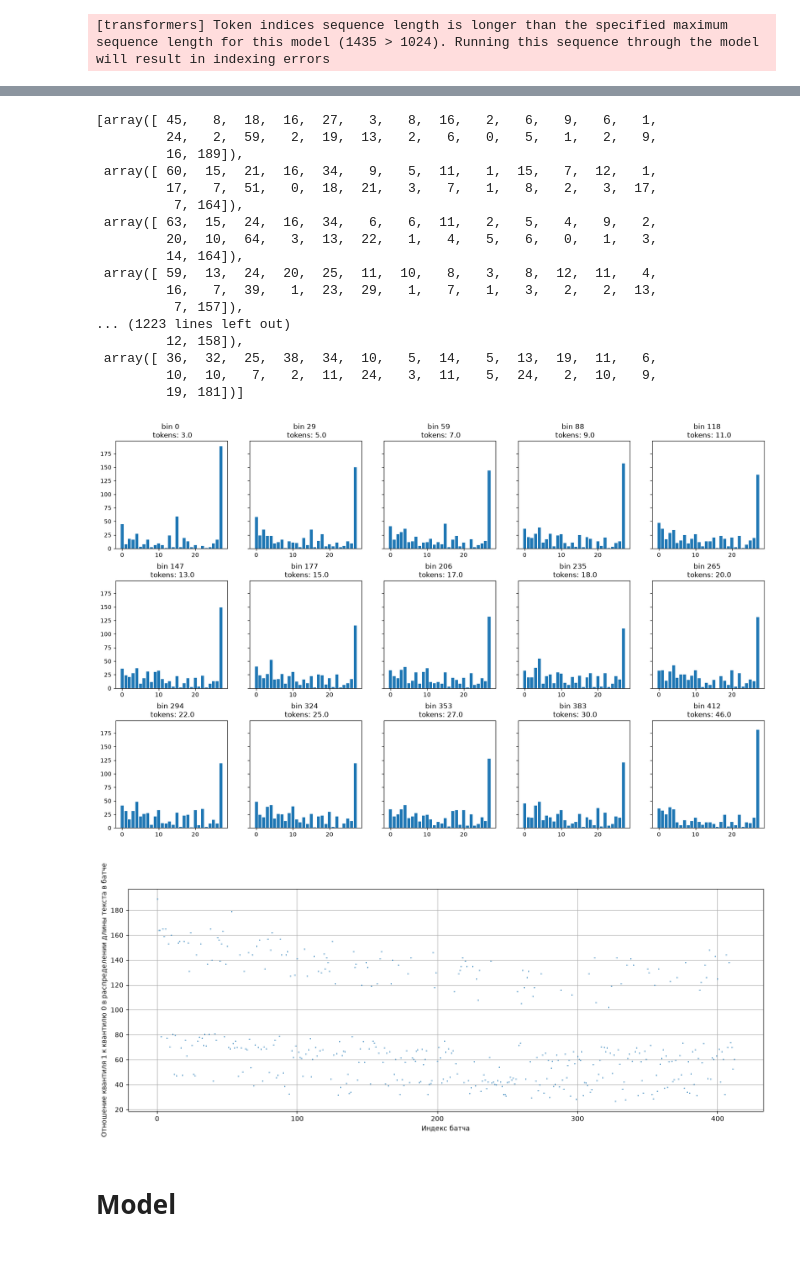
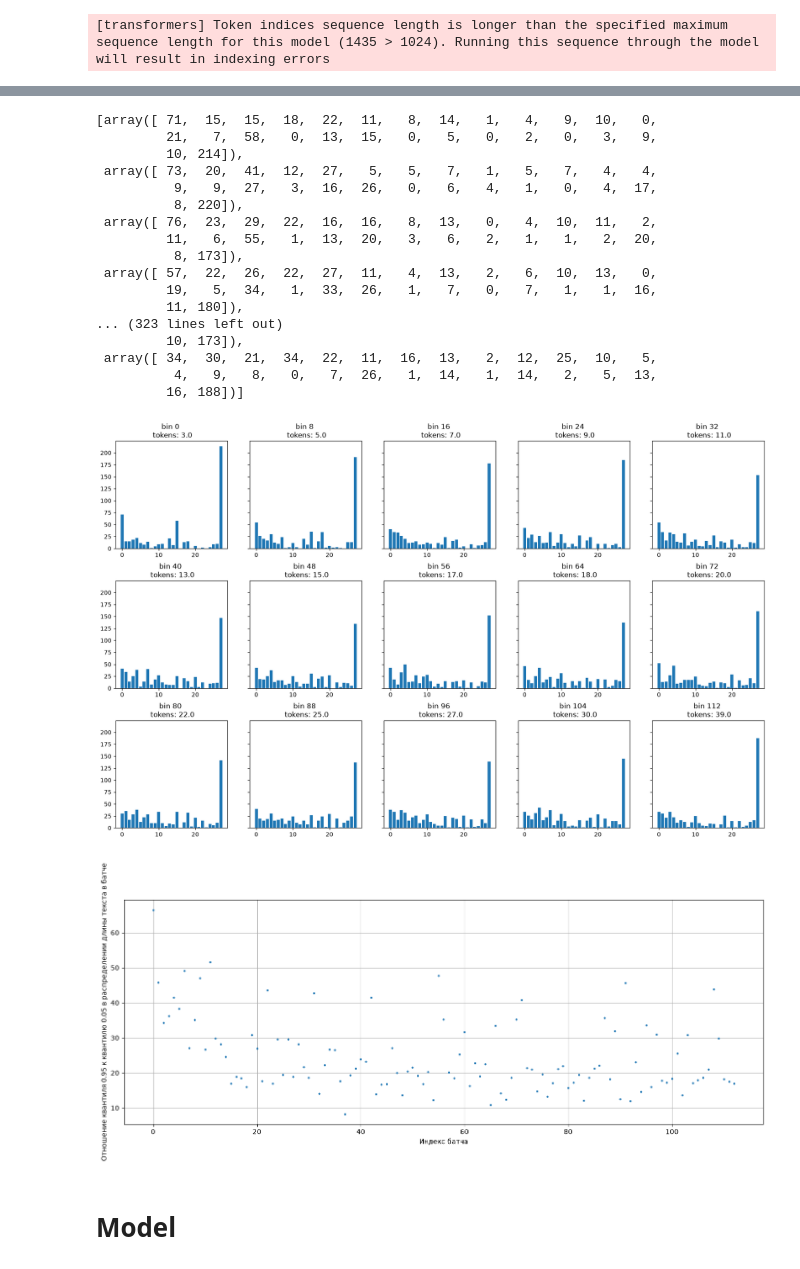
Before and after one commit to MaksKuchuk/NLP-HW, a Jupyter notebook: lab1/main.ipynb, the cells around one changed output, grey strips where cells are left out. Saved outputs shown, nothing was run; the diff lists cells and outputs as text; code cells hidden in the pictures.

```diff
--- a/lab1/main.ipynb
+++ b/lab1/main.ipynb
@@ -44,3 +30,5 @@ emotions = [
     'gratitude', 'grief', 'joy', 'love', 'nervousness', 'optimism', 'pride', 'realization', 'relief',
     'remorse', 'sadness', 'surprise', 'neutral'
 ]
+# %%
+dataset = dataset[['text', *emotions]]
@@ -46,0 +45,4 @@ emotions = [
+# %%
+agg_emotions = dataset.groupby(by='text')[emotions].sum()
+agg_emotions = (agg_emotions >= 2).astype(int)
+agg_emotions.head()
@@ -70,6 +81,6 @@ Name: 151880, dtype: object
 # %%
-X = dataset['text']
-y = dataset[emotions].to_numpy()
+X = list(agg_emotions.index)
+y = agg_emotions[emotions].to_numpy()
 X_tokenized = [tokenizer.encode(e) for e in X]
 X_lens = np.array(list(map(len, X_tokenized)))
 
@@ -133,23 +144,23 @@ plt.grid()
 y_bins_sum = [b.sum(axis=0) for b in y_bins]
 y_bins_sum
 # %% [output]
-[array([ 45,   8,  18,  16,  27,   3,   8,  16,   2,   6,   9,   6,   1,
-         24,   2,  59,   2,  19,  13,   2,   6,   0,   5,   1,   2,   9,
-         16, 189]),
- array([ 60,  15,  21,  16,  34,   9,   5,  11,   1,  15,   7,  12,   1,
-         17,   7,  51,   0,  18,  21,   3,   7,   1,   8,   2,   3,  17,
-          7, 164]),
- array([ 63,  15,  24,  16,  34,   6,   6,  11,   2,   5,   4,   9,   2,
-         20,  10,  64,   3,  13,  22,   1,   4,   5,   6,   0,   1,   3,
-         14, 164]),
- array([ 59,  13,  24,  20,  25,  11,  10,   8,   3,   8,  12,  11,   4,
-         16,   7,  39,   1,  23,  29,   1,   7,   1,   3,   2,   2,  13,
-          7, 157]),
-... (1223 lines left out)
-         12, 158]),
- array([ 36,  32,  25,  38,  34,  10,   5,  14,   5,  13,  19,  11,   6,
-         10,  10,   7,   2,  11,  24,   3,  11,   5,  24,   2,  10,   9,
-         19, 181])]
+[array([ 71,  15,  15,  18,  22,  11,   8,  14,   1,   4,   9,  10,   0,
+         21,   7,  58,   0,  13,  15,   0,   5,   0,   2,   0,   3,   9,
+         10, 214]),
+ array([ 73,  20,  41,  12,  27,   5,   5,   7,   1,   5,   7,   4,   4,
+          9,   9,  27,   3,  16,  26,   0,   6,   4,   1,   0,   4,  17,
+          8, 220]),
+ array([ 76,  23,  29,  22,  16,  16,   8,  13,   0,   4,  10,  11,   2,
+         11,   6,  55,   1,  13,  20,   3,   6,   2,   1,   1,   2,  20,
+          8, 173]),
+ array([ 57,  22,  26,  22,  27,  11,   4,  13,   2,   6,  10,  13,   0,
+         19,   5,  34,   1,  33,  26,   1,   7,   0,   7,   1,   1,  16,
+         11, 180]),
+... (323 lines left out)
+         10, 173]),
+ array([ 34,  30,  21,  34,  22,  11,  16,  13,   2,  12,  25,  10,   5,
+          4,   9,   8,   0,   7,  26,   1,  14,   1,  14,   2,   5,  13,
+         16, 188])]
 # %%
 n_graphs = 15
 n_cols = 5
@@ -167,19 +178,19 @@ for ax, i in zip(axes, idx):
     ax.set_title(f"bin {i} \n tokens: {np.quantile(X_lens_bins[i], q)}")
 fig.subplots_adjust(hspace=0.3)
 # %% [output]
-[figure, old version]
+[figure, new version]
 # %%
-q = 1
+q = 0.95
 y_bins_sum = [e.sum(axis=0) for e in y_bins]
 y_bins_diff = [np.quantile(e, q) / (np.quantile(e, 1 - q) + 1) for e in y_bins_sum]
 
 plt.figure(figsize=(17, 6))
-plt.plot(y_bins_diff, linestyle=' ', marker='o', markersize=0.7)
+plt.plot(y_bins_diff, linestyle=' ', marker='o', markersize=2)
 plt.xlabel('Индекс батча')
-plt.ylabel(f'Отношение квантиля {q} к квантилю {1 - q} в распределении длины текста в батче')
+plt.ylabel(f'Отношение квантиля {q:.2f} к квантилю {1 - q:.2f} в распределении длины текста в батче')
 plt.grid()
 # %% [output]
-[figure, old version]
+[figure, new version]
 # %%
 class SmartBatchDataset(keras.utils.PyDataset):
     def __init__(self, X, y, batch_size=64, q=0.5, seed=1, shuffle=False, **kwargs):
```
Also changed, not shown: parts of 35 cells of this notebook, 2 other files.
